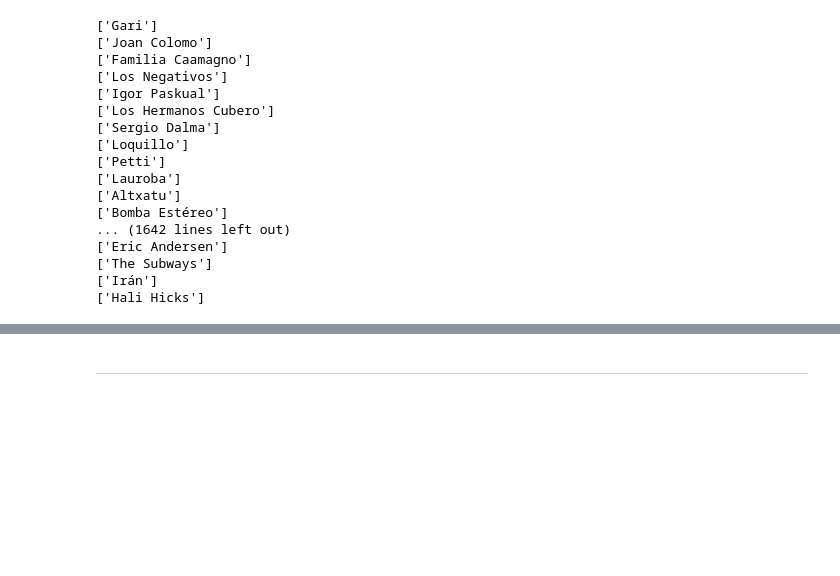
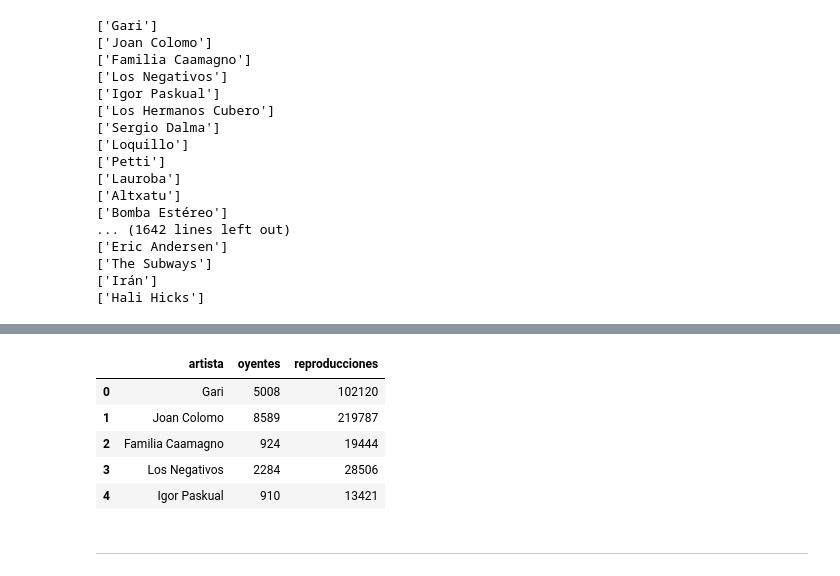
Before and after one commit to ana-nobre/SQL-and-Python-Music-Analytics-Decision-Making, a Jupyter notebook: funcion_stats.ipynb, the cells around one changed output, grey strips where cells are left out. Saved outputs shown, nothing was run; the diff lists cells and outputs as text; code cells hidden in the pictures; blank space fills up the shorter version.

```diff
--- a/funcion_stats.ipynb
+++ b/funcion_stats.ipynb
@@ -74,2 +94,11 @@ for i in lista:
+# %%
+df.head()
+# %% [output]
+|  | artista | oyentes | reproducciones |
+| 0 | Gari | 5008 | 102120 |
+| 1 | Joan Colomo | 8589 | 219787 |
+| 2 | Familia Caamagno | 924 | 19444 |
+| 3 | Los Negativos | 2284 | 28506 |
+| 4 | Igor Paskual | 910 | 13421 |
 # %%
 df = pd.DataFrame(statistics)
```
Also changed, not shown: parts of 5 cells of this notebook, 4 other files.
